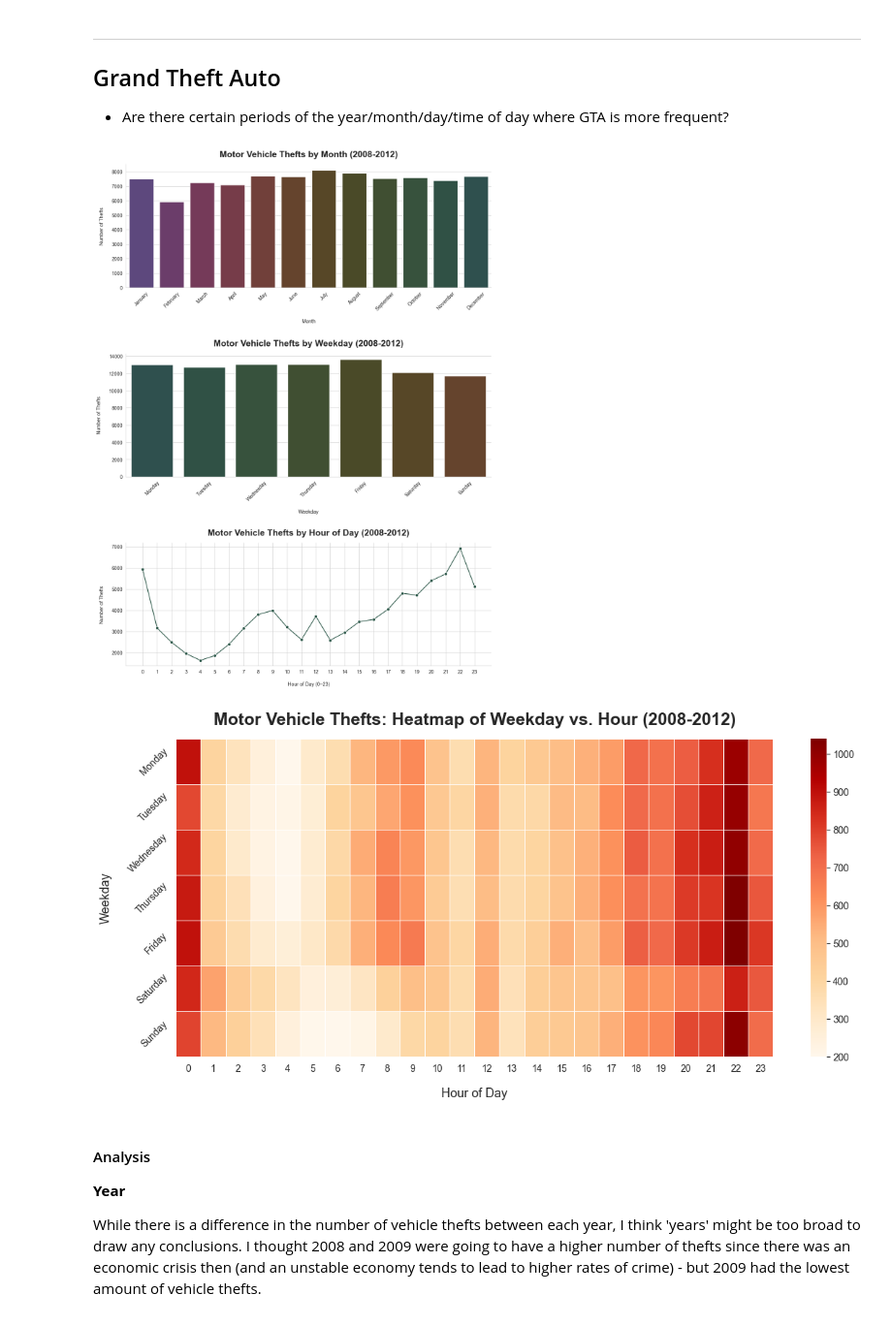
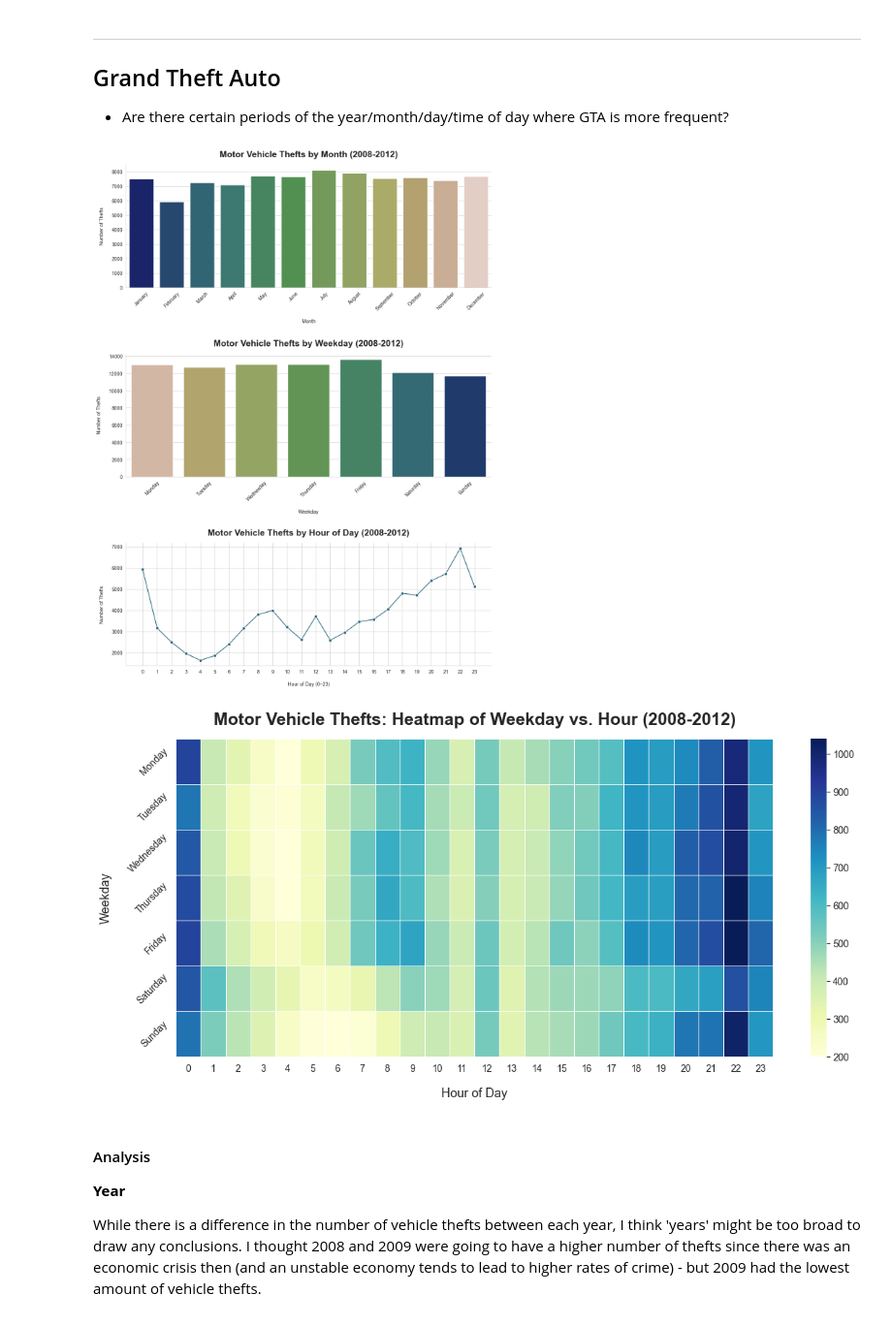
Before and after one commit to l3xbot/Data_Processing_Project_Visualisation, a Jupyter notebook: chicago_crime_visualisations.ipynb, the cells around one changed output. Shown at 97% size. Saved outputs shown, nothing was run; the diff lists cells and outputs as text; code cells hidden in the pictures.

Commit message:
Colour changes
Some colour changes made for better visualisation.

```diff
--- a/chicago_crime_visualisations.ipynb
+++ b/chicago_crime_visualisations.ipynb
@@ -592,7 +592,7 @@ sns.despine(top=True, right=True)
 sns.barplot(
     x=gta_by_month.index,
     y=gta_by_month.values,
-    palette=custom_palette_r,
+    palette='gist_earth',
     ax=axes[0]
 )
 axes[0].set_title('Motor Vehicle Thefts by Month (2008-2012)', pad=15, fontweight='bold', fontsize=18)
@@ -605,7 +605,7 @@ axes[0].tick_params(axis='x', rotation=45)
 sns.barplot(
     x=gta_by_weekday.index,
     y=gta_by_weekday.values,
-    palette=custom_palette,
+    palette='gist_earth_r',
     ax=axes[1]
 )
 
@@ -621,7 +621,7 @@ sns.lineplot(
     y=gta_by_hour.values,
     marker='o',
     ax=axes[2],
-    color="#2a5647"
+    color="#2e6b7e"
 )
 
 axes[2].set_title('Motor Vehicle Thefts by Hour of Day (2008-2012)', pad=15, fontweight='bold', fontsize=18)
@@ -634,36 +634,36 @@ axes[2].tick_params(axis='x')
 plt.tight_layout(pad=3)
 plt.show()
 # %% [output]
-[figure, old version]
+[figure, new version]
 # %%
 # -------------------------------------------
 # 🔹 PLOT: GTA - HEATMAP OF DAY VS. HOUR
 # -------------------------------------------
 heatmap_data = vehicle_thefts_df.pivot_table(
     index='Weekday',
     columns='Hour',
     values='ID',        # any column works here, since it's just used to count the number of rows
     aggfunc='count'
 ).reindex(weekday_order)
 
 # Plot
 plt.figure(figsize=(14,6))
 
 sns.heatmap(
     heatmap_data,
-    cmap='OrRd',
+    cmap='YlGnBu',
     linewidths=.5
 )
 
 # Style improvements
 plt.title('Motor Vehicle Thefts: Heatmap of Weekday vs. Hour (2008-2012)', pad=15, fontweight='bold', fontsize=18)
 plt.xlabel('Hour of Day', labelpad=15, fontsize=13)
 plt.ylabel('Weekday', labelpad=15, fontsize=13)
 plt.yticks(rotation=45)
 
 plt.show()
 # %% [output]
-[figure, old version]
+[figure, new version]
 # %% [markdown]
 #### Analysis
 
```
Also changed, not shown: parts of 5 cells of this notebook, 3 other files.
